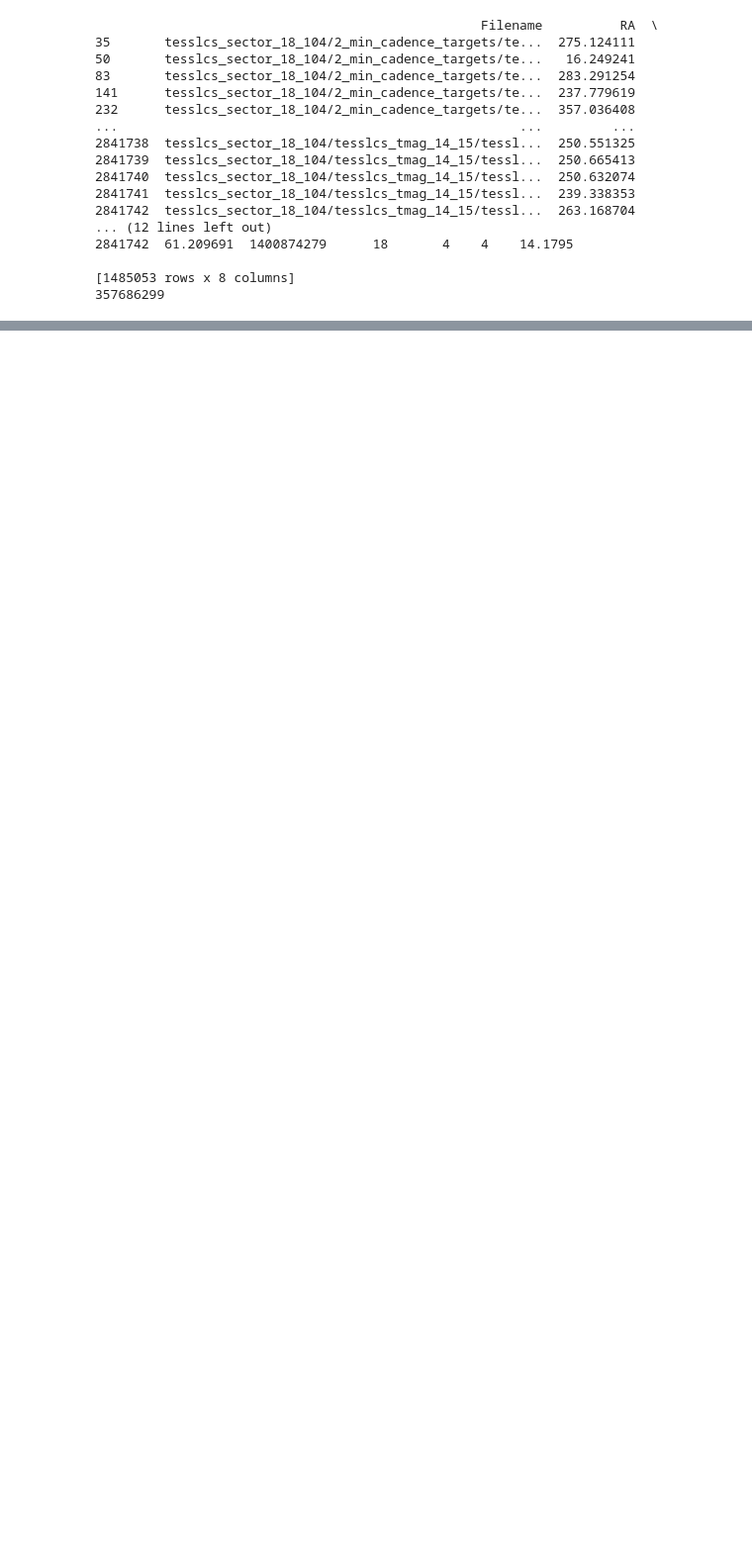
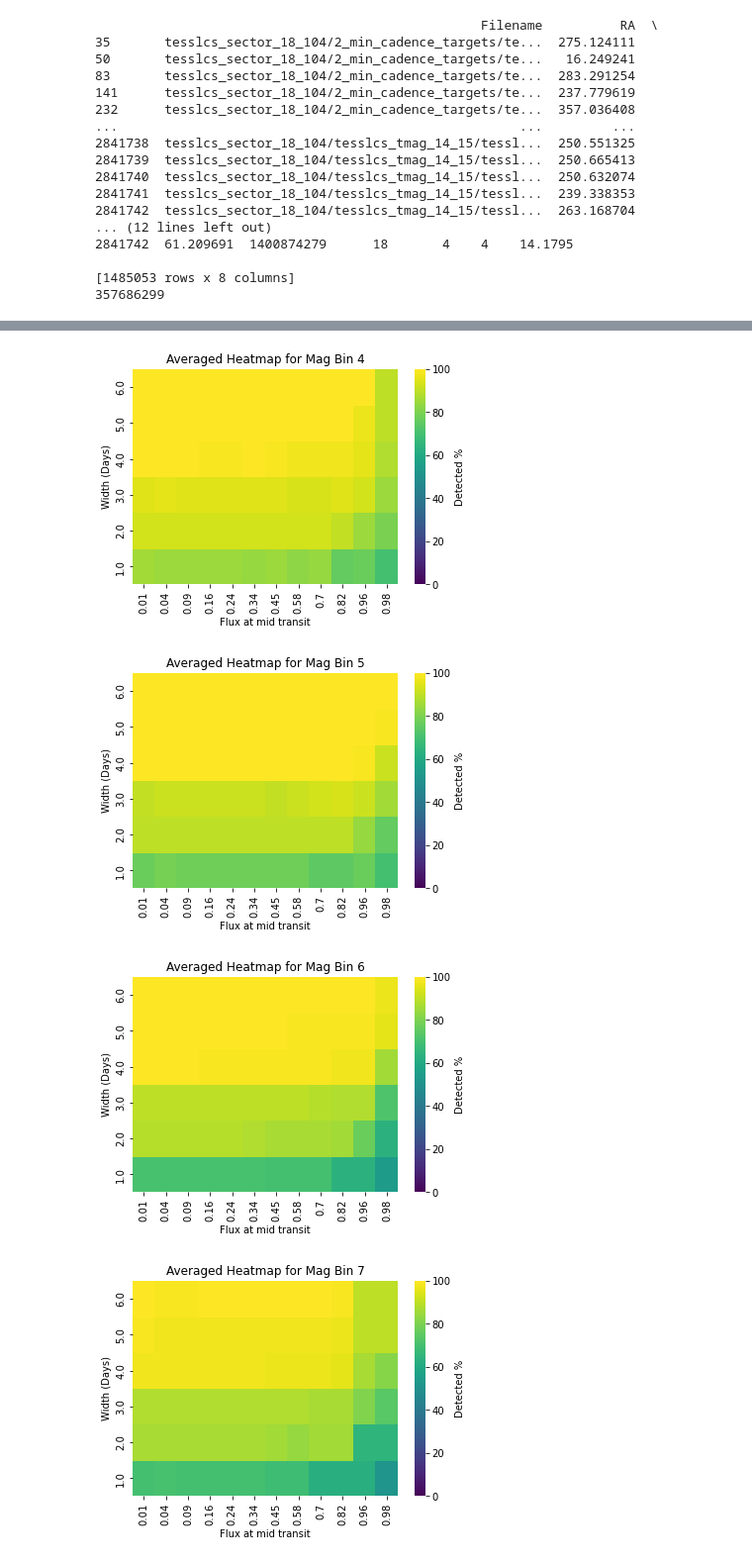
Before and after one commit to danay6/Transiting-megastructures, a Jupyter notebook: heatmap_visualization.ipynb, the cells around one changed output, grey strips where cells are left out. Shown: that part at 99% size. Drawn from its saved outputs; the diff is of its cells as text; code cells hidden in the pictures; blank space fills up the shorter version.

```diff
--- a/heatmap_visualization.ipynb
+++ b/heatmap_visualization.ipynb
@@ -194,0 +195,11 @@ average_heatmaps(folder_path, mag_bin)
+# %%
+#averaged only
+mag_bins = np.arange(4,15)
+for mag_bin in mag_bins:
+    folder_path = f'./heatmap_data_mag_{mag_bin}/'
+    average_heatmaps(folder_path, mag_bin, many = False)
+# %% [output]
+[figure, added]
+[figure, added]
+[figure, added]
+[figure, added]
```
Also changed, not shown: parts of 6 cells of this notebook, 1 other file.
